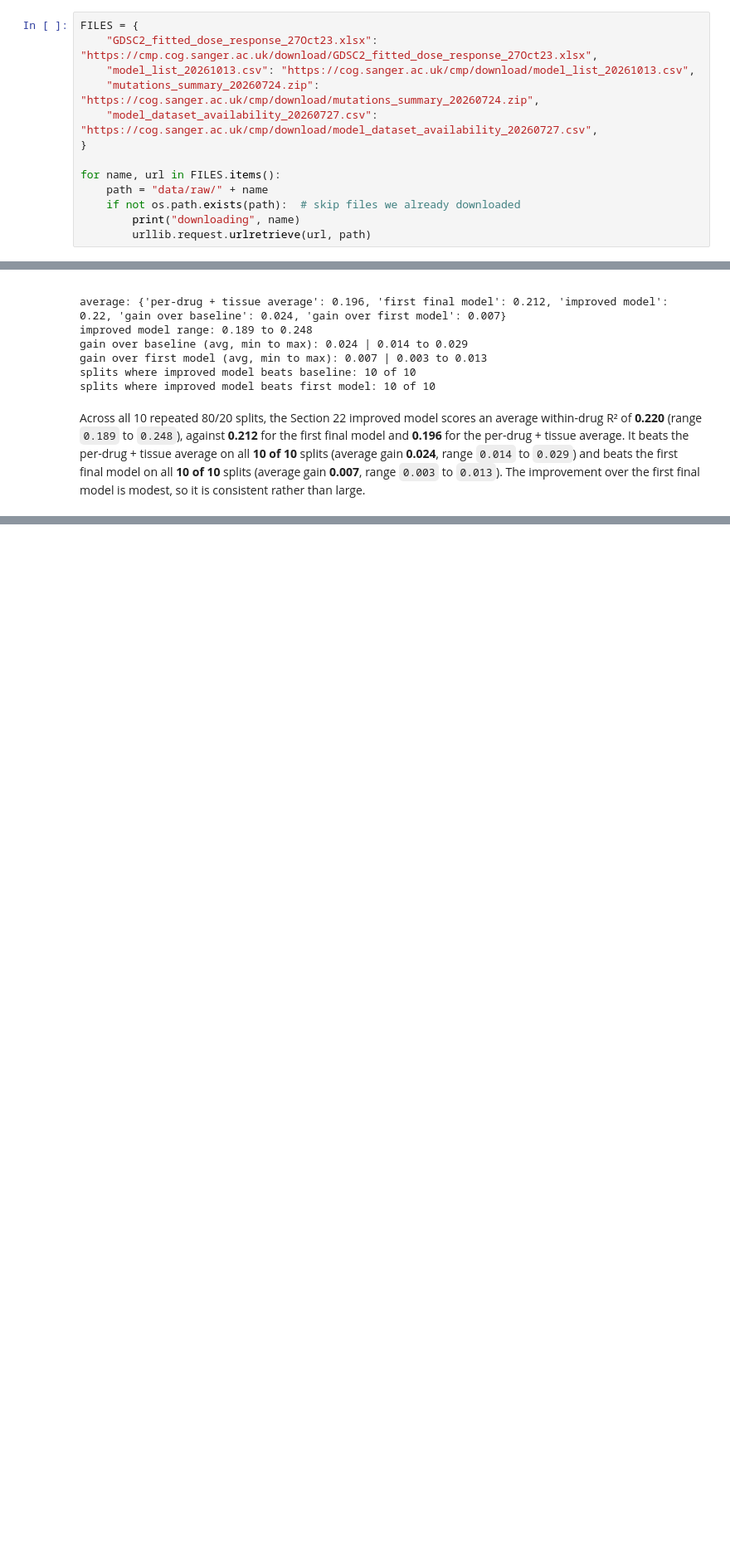
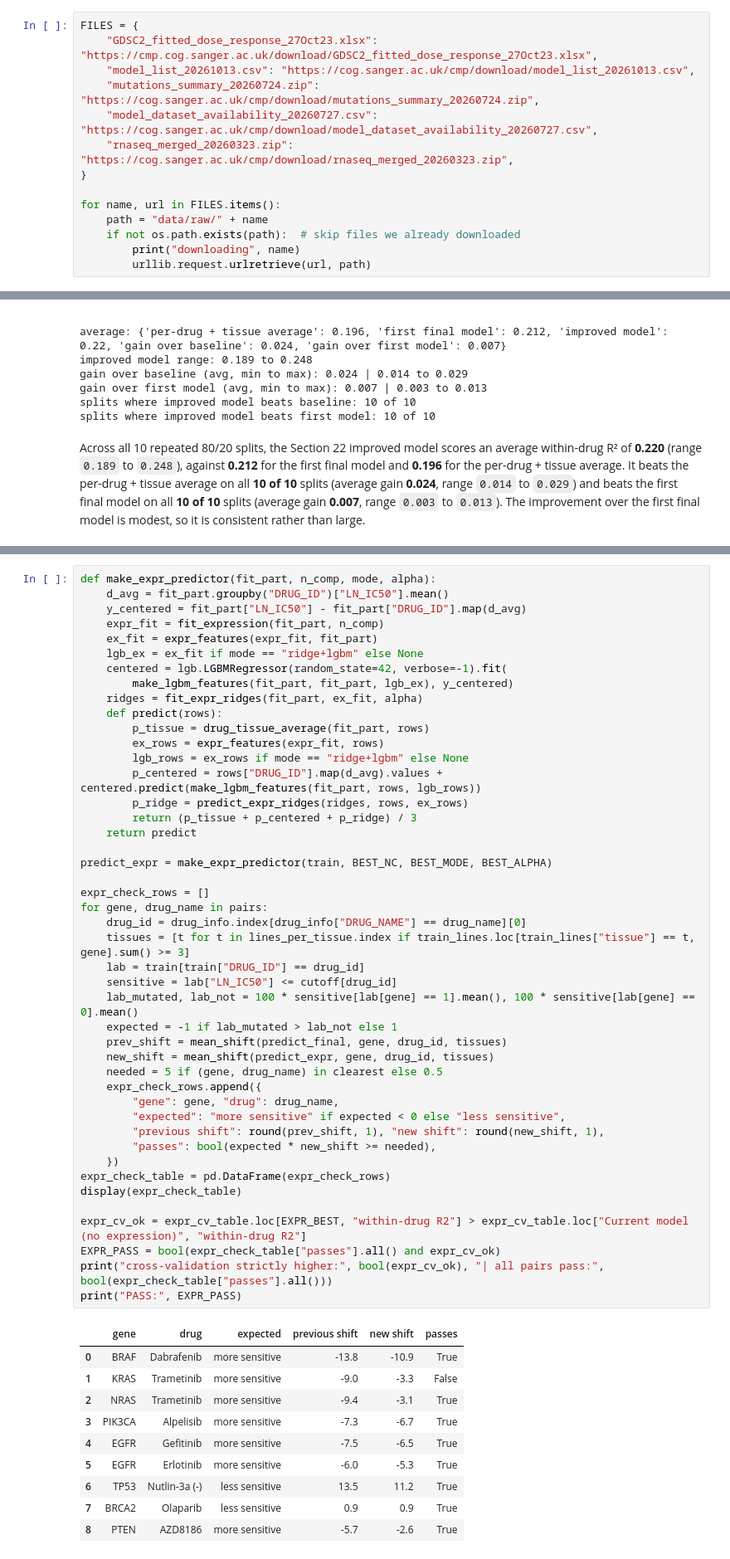
Before and after one commit to Mika1904/sentinel, a Jupyter notebook: Project_Code/Team_Sentinel_Health_AI.ipynb, the cells around one changed output, grey strips where cells are left out. Shown at 83% size. Cells and saved outputs as stored; diff of their text form; blank space fills up the shorter version.

Commit message:
Add gene expression features and choose the final model by cross-validation

```diff
--- a/Project_Code/Team_Sentinel_Health_AI.ipynb
+++ b/Project_Code/Team_Sentinel_Health_AI.ipynb
@@ -42,6 +42,7 @@ FILES = {
     "model_list_20261013.csv": "https://cog.sanger.ac.uk/cmp/download/model_list_20261013.csv",
     "mutations_summary_20260724.zip": "https://cog.sanger.ac.uk/cmp/download/mutations_summary_20260724.zip",
     "model_dataset_availability_20260727.csv": "https://cog.sanger.ac.uk/cmp/download/model_dataset_availability_20260727.csv",
+    "rnaseq_merged_20260323.zip": "https://cog.sanger.ac.uk/cmp/download/rnaseq_merged_20260323.zip",
 }
 
 for name, url in FILES.items():
@@ -2012,0 +2032,56 @@ With more time we would add gene expression data, which may capture what the mut
+# %%
+def make_expr_predictor(fit_part, n_comp, mode, alpha):
+    d_avg = fit_part.groupby("DRUG_ID")["LN_IC50"].mean()
+    y_centered = fit_part["LN_IC50"] - fit_part["DRUG_ID"].map(d_avg)
+    expr_fit = fit_expression(fit_part, n_comp)
+    ex_fit = expr_features(expr_fit, fit_part)
+    lgb_ex = ex_fit if mode == "ridge+lgbm" else None
+    centered = lgb.LGBMRegressor(random_state=42, verbose=-1).fit(
+        make_lgbm_features(fit_part, fit_part, lgb_ex), y_centered)
+    ridges = fit_expr_ridges(fit_part, ex_fit, alpha)
+    def predict(rows):
+        p_tissue = drug_tissue_average(fit_part, rows)
+        ex_rows = expr_features(expr_fit, rows)
+        lgb_rows = ex_rows if mode == "ridge+lgbm" else None
+        p_centered = rows["DRUG_ID"].map(d_avg).values + centered.predict(make_lgbm_features(fit_part, rows, lgb_rows))
+        p_ridge = predict_expr_ridges(ridges, rows, ex_rows)
+        return (p_tissue + p_centered + p_ridge) / 3
+    return predict
+
+predict_expr = make_expr_predictor(train, BEST_NC, BEST_MODE, BEST_ALPHA)
+
+expr_check_rows = []
+for gene, drug_name in pairs:
+    drug_id = drug_info.index[drug_info["DRUG_NAME"] == drug_name][0]
+    tissues = [t for t in lines_per_tissue.index if train_lines.loc[train_lines["tissue"] == t, gene].sum() >= 3]
+    lab = train[train["DRUG_ID"] == drug_id]
+    sensitive = lab["LN_IC50"] <= cutoff[drug_id]
+    lab_mutated, lab_not = 100 * sensitive[lab[gene] == 1].mean(), 100 * sensitive[lab[gene] == 0].mean()
+    expected = -1 if lab_mutated > lab_not else 1
+    prev_shift = mean_shift(predict_final, gene, drug_id, tissues)
+    new_shift = mean_shift(predict_expr, gene, drug_id, tissues)
+    needed = 5 if (gene, drug_name) in clearest else 0.5
+    expr_check_rows.append({
+        "gene": gene, "drug": drug_name,
+        "expected": "more sensitive" if expected < 0 else "less sensitive",
+        "previous shift": round(prev_shift, 1), "new shift": round(new_shift, 1),
+        "passes": bool(expected * new_shift >= needed),
+    })
+expr_check_table = pd.DataFrame(expr_check_rows)
+display(expr_check_table)
+
+expr_cv_ok = expr_cv_table.loc[EXPR_BEST, "within-drug R2"] > expr_cv_table.loc["Current model (no expression)", "within-drug R2"]
+EXPR_PASS = bool(expr_check_table["passes"].all() and expr_cv_ok)
+print("cross-validation strictly higher:", bool(expr_cv_ok), "| all pairs pass:", bool(expr_check_table["passes"].all()))
+print("PASS:", EXPR_PASS)
+# %% [output]
+|  | gene | drug | expected | previous shift | new shift | passes |
+| 0 | BRAF | Dabrafenib | more sensitive | -13.8 | -10.9 | True |
+| 1 | KRAS | Trametinib | more sensitive | -9.0 | -3.3 | False |
+| 2 | NRAS | Trametinib | more sensitive | -9.4 | -3.1 | True |
+| 3 | PIK3CA | Alpelisib | more sensitive | -7.3 | -6.7 | True |
+| 4 | EGFR | Gefitinib | more sensitive | -7.5 | -6.5 | True |
+| 5 | EGFR | Erlotinib | more sensitive | -6.0 | -5.3 | True |
+| 6 | TP53 | Nutlin-3a (-) | less sensitive | 13.5 | 11.2 | True |
+| 7 | BRCA2 | Olaparib | less sensitive | 0.9 | 0.9 | True |
+| 8 | PTEN | AZD8186 | more sensitive | -5.7 | -2.6 | True |
```
Also changed, not shown: parts of 30 cells of this notebook, 2 other files.
